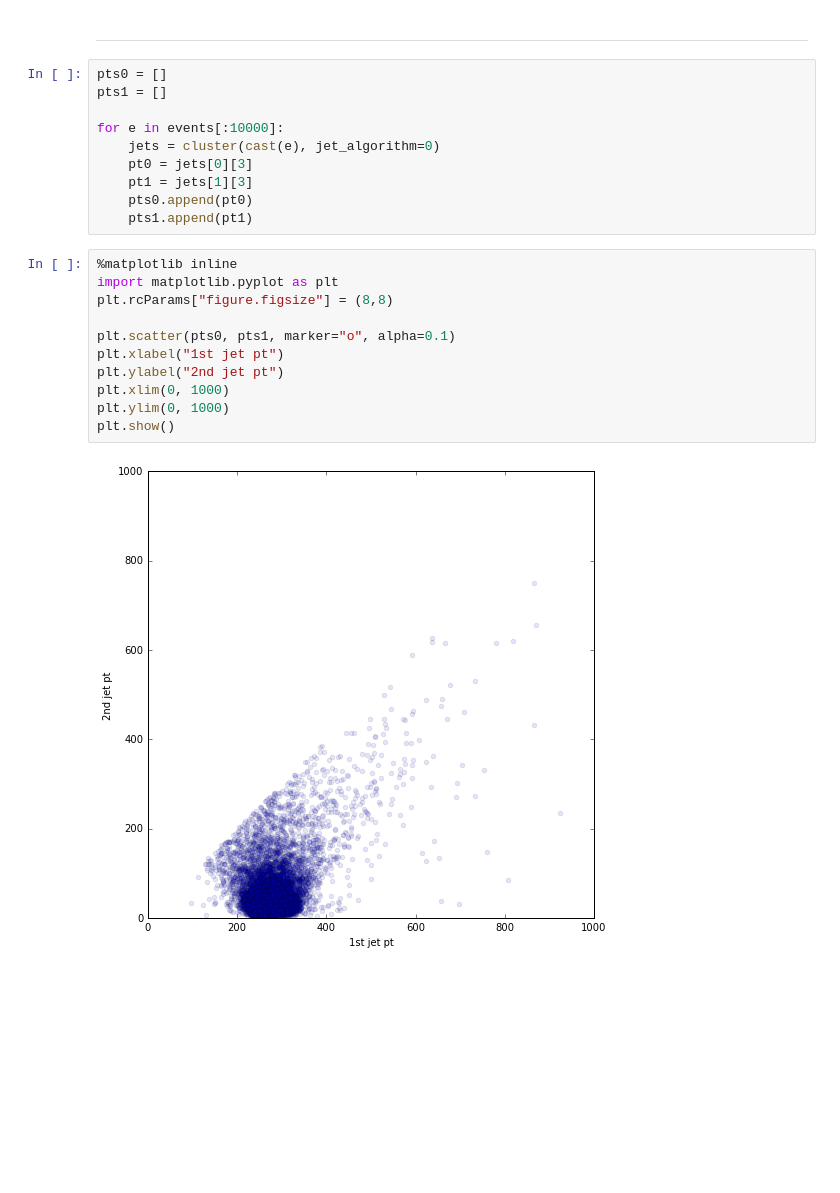
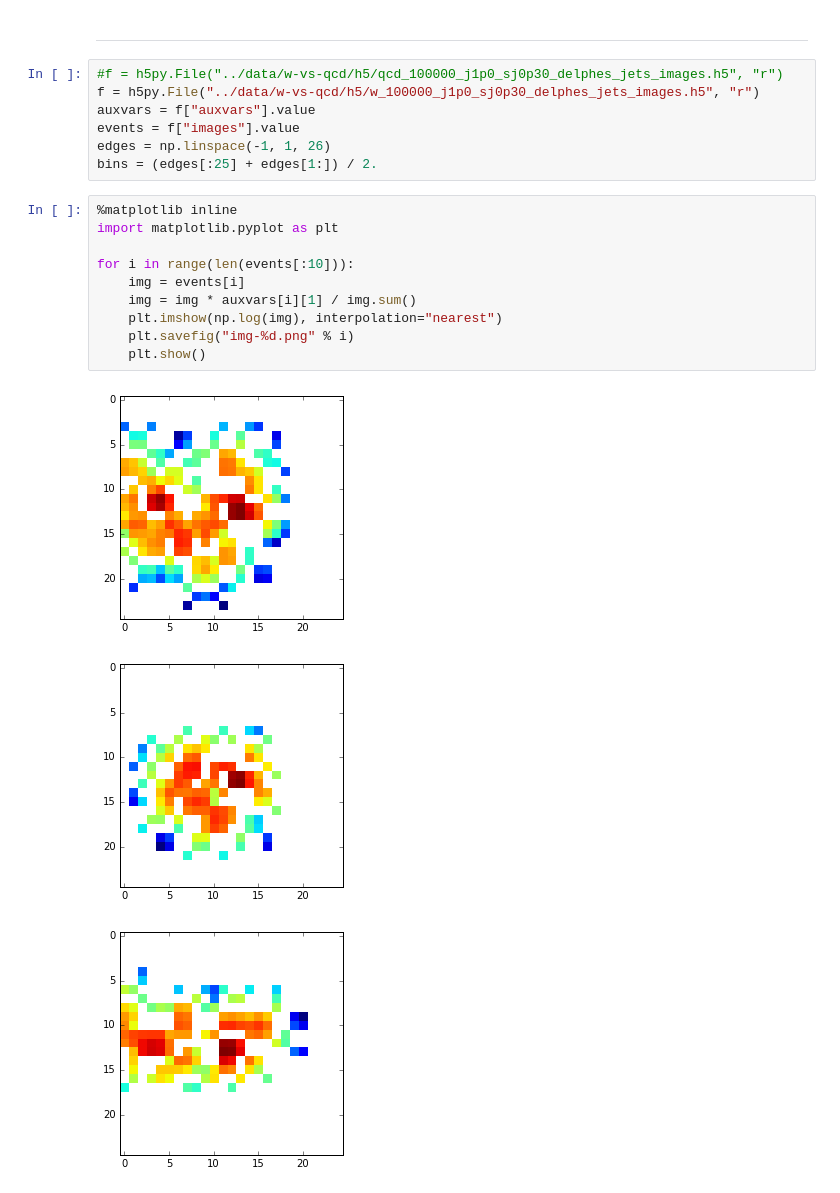
Before and after one commit to glouppe/recnn, a Jupyter notebook: notebooks/load-w-vs-qcd.ipynb, the cells around one changed output. Cells and saved outputs as stored; diff of their text form; blank space fills up the shorter version.

```diff
--- a/notebooks/load-w-vs-qcd.ipynb
+++ b/notebooks/load-w-vs-qcd.ipynb
@@ -85,26 +89,24 @@ for e in events:
 fd.close()
 # %% [markdown]
 ---
-# %%
-pts0 = []
-pts1 = []
-
-for e in events[:10000]:
-    jets = cluster(cast(e), jet_algorithm=0)
-    pt0 = jets[0][3]
-    pt1 = jets[1][3]
-    pts0.append(pt0)
-    pts1.append(pt1)
-# %%
-%matplotlib inline
-import matplotlib.pyplot as plt
-plt.rcParams["figure.figsize"] = (8,8)
-
-plt.scatter(pts0, pts1, marker="o", alpha=0.1)
-plt.xlabel("1st jet pt")
-plt.ylabel("2nd jet pt")
-plt.xlim(0, 1000)
-plt.ylim(0, 1000)
-plt.show()
-# %% [output]
-[figure, removed]
+# %%
+#f = h5py.File("../data/w-vs-qcd/h5/qcd_100000_j1p0_sj0p30_delphes_jets_images.h5", "r")
+f = h5py.File("../data/w-vs-qcd/h5/w_100000_j1p0_sj0p30_delphes_jets_images.h5", "r")
+auxvars = f["auxvars"].value
+events = f["images"].value
+edges = np.linspace(-1, 1, 26)
+bins = (edges[:25] + edges[1:]) / 2.
+# %%
+%matplotlib inline
+import matplotlib.pyplot as plt
+
+for i in range(len(events[:10])):
+    img = events[i]
+    img = img * auxvars[i][1] / img.sum()
+    plt.imshow(np.log(img), interpolation="nearest")
+    plt.savefig("img-%d.png" % i)
+    plt.show()
+# %% [output]
+[figure, added]
+[figure, added]
+[figure, added]
```
Also changed, not shown: parts of 3 cells of this notebook, 5 other files.
